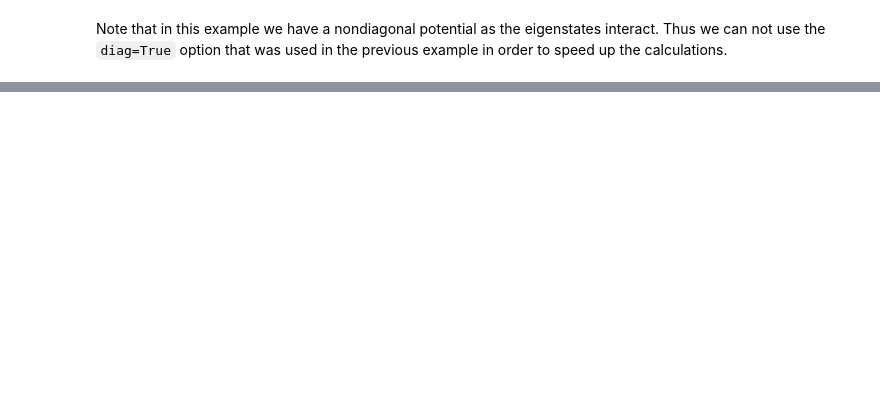
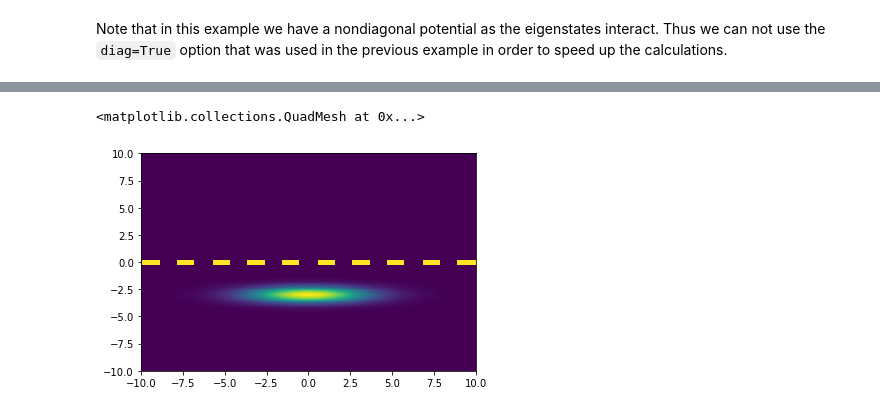
Before and after one commit to savowe/pytalises, a Jupyter notebook: docs/source/examples.ipynb, the cells around one changed output, grey strips where cells are left out. Drawn from its saved outputs; the diff is of its cells as text; code cells hidden in the pictures; blank space fills up the shorter version.

```diff
--- a/docs/source/examples.ipynb
+++ b/docs/source/examples.ipynb
@@ -135,0 +142,18 @@ Note that in this example we have a nondiagonal potential as the eigenstates int
+# %%
+import numexpr as ne
+
+psi = pt.Wavefunction(
+    ["exp(-((x-x0)/sigmax)**2)*exp(-((y-y0)/sigmay)**2)*exp(-1j*ky*y)"],
+    variables={'x0': 0, 'y0': -3, 'sigmax':5, 'sigmay': 1, 'ky': 3 },
+    number_of_grid_points=(256,256),
+    spatial_ext=[(-10,10),(-10,10)],
+    )
+# String that describes the potential (see numexpr documentaiton for allowed functions)
+v = "where(y<.2, 1, 0)*where(y>-.2, 1, 0)*where(cos(3*x)<0, 1, 0)*1000"
+potential = ne.evaluate(v, local_dict=psi.default_var_dict)[:,:,0].T
+plt.pcolormesh(psi.r[0], psi.r[1],
+    np.abs(psi.amp**2).T+potential,
+    rasterized=True, vmax=np.max(np.abs(psi.amp**2)))
+# %% [output]
+<matplotlib.collections.QuadMesh at 0x...>
+[figure, added]
```
Also changed, not shown: parts of 6 cells of this notebook.
